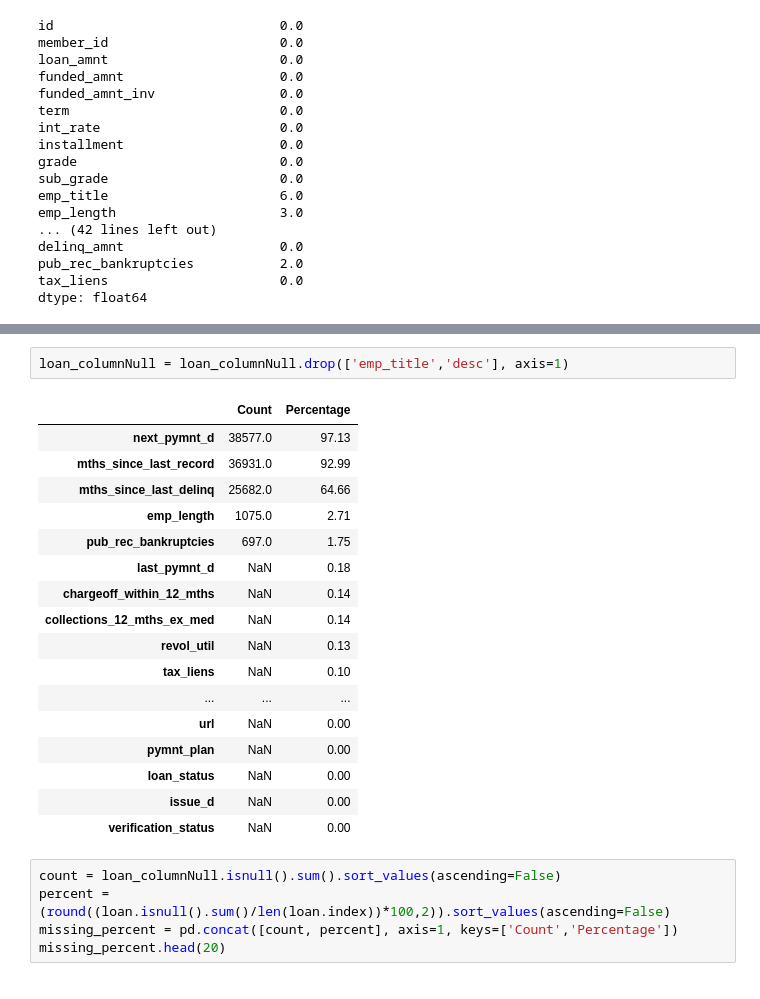
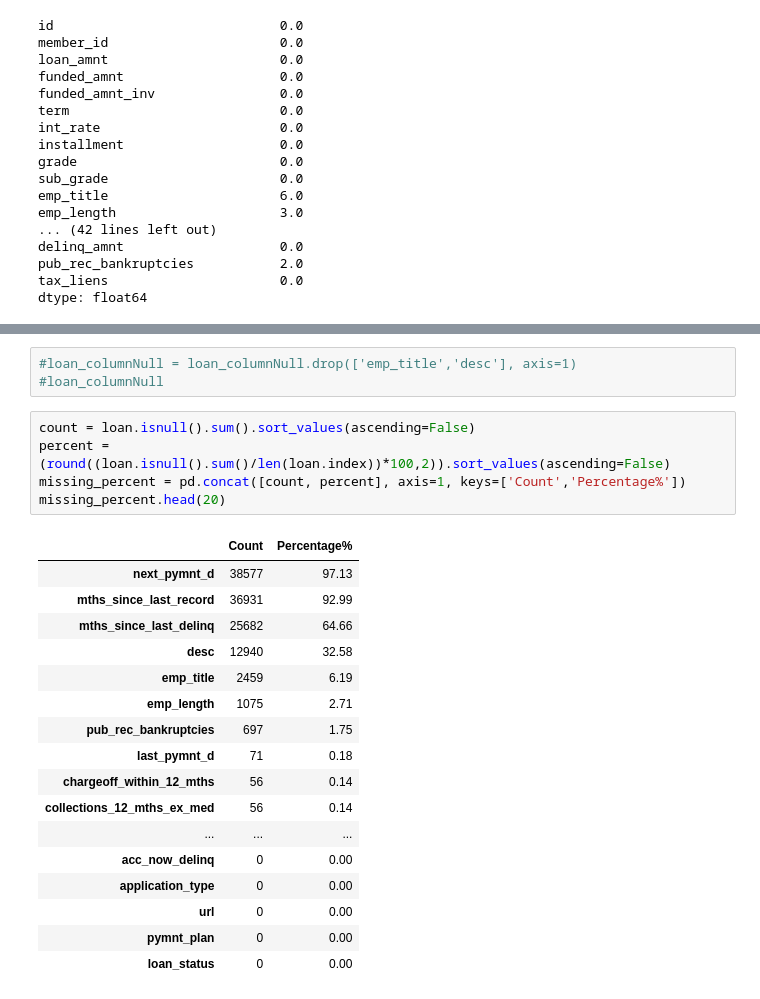
Before and after one commit to abhijeetpj/Advanced-Regression, a Jupyter notebook: LendingClub_CaseStudy/LendingClub_CaseStudy.ipynb, the cells around one changed output, grey strips where cells are left out. Drawn from its saved outputs; the diff is of its cells as text.

```diff
--- a/LendingClub_CaseStudy/LendingClub_CaseStudy.ipynb
+++ b/LendingClub_CaseStudy/LendingClub_CaseStudy.ipynb
@@ -182,26 +148,27 @@ loan_columnNull
 # %%
-loan_columnNull = loan_columnNull.drop(['emp_title','desc'], axis=1)
+#loan_columnNull = loan_columnNull.drop(['emp_title','desc'], axis=1)
+#loan_columnNull
-# %% [output]
-|  | Count | Percentage |
-| next_pymnt_d | 38577.0 | 97.13 |
-| mths_since_last_record | 36931.0 | 92.99 |
-| mths_since_last_delinq | 25682.0 | 64.66 |
-| emp_length | 1075.0 | 2.71 |
-| pub_rec_bankruptcies | 697.0 | 1.75 |
-| last_pymnt_d | NaN | 0.18 |
-| chargeoff_within_12_mths | NaN | 0.14 |
-| collections_12_mths_ex_med | NaN | 0.14 |
-| revol_util | NaN | 0.13 |
-| tax_liens | NaN | 0.10 |
-| ... | ... | ... |
-| url | NaN | 0.00 |
-| pymnt_plan | NaN | 0.00 |
-| loan_status | NaN | 0.00 |
-| issue_d | NaN | 0.00 |
-| verification_status | NaN | 0.00 |
 # %%
-count = loan_columnNull.isnull().sum().sort_values(ascending=False)
+count = loan.isnull().sum().sort_values(ascending=False)
 percent = (round((loan.isnull().sum()/len(loan.index))*100,2)).sort_values(ascending=False)
-missing_percent = pd.concat([count, percent], axis=1, keys=['Count','Percentage'])
+missing_percent = pd.concat([count, percent], axis=1, keys=['Count','Percentage%'])
 missing_percent.head(20)
+# %% [output]
+|  | Count | Percentage% |
+| next_pymnt_d | 38577 | 97.13 |
+| mths_since_last_record | 36931 | 92.99 |
+| mths_since_last_delinq | 25682 | 64.66 |
+| desc | 12940 | 32.58 |
+| emp_title | 2459 | 6.19 |
+| emp_length | 1075 | 2.71 |
+| pub_rec_bankruptcies | 697 | 1.75 |
+| last_pymnt_d | 71 | 0.18 |
+| chargeoff_within_12_mths | 56 | 0.14 |
+| collections_12_mths_ex_med | 56 | 0.14 |
+| ... | ... | ... |
+| acc_now_delinq | 0 | 0.00 |
+| application_type | 0 | 0.00 |
+| url | 0 | 0.00 |
+| pymnt_plan | 0 | 0.00 |
+| loan_status | 0 | 0.00 |
 # %%
```
Also changed, not shown: parts of 17 cells of this notebook.
